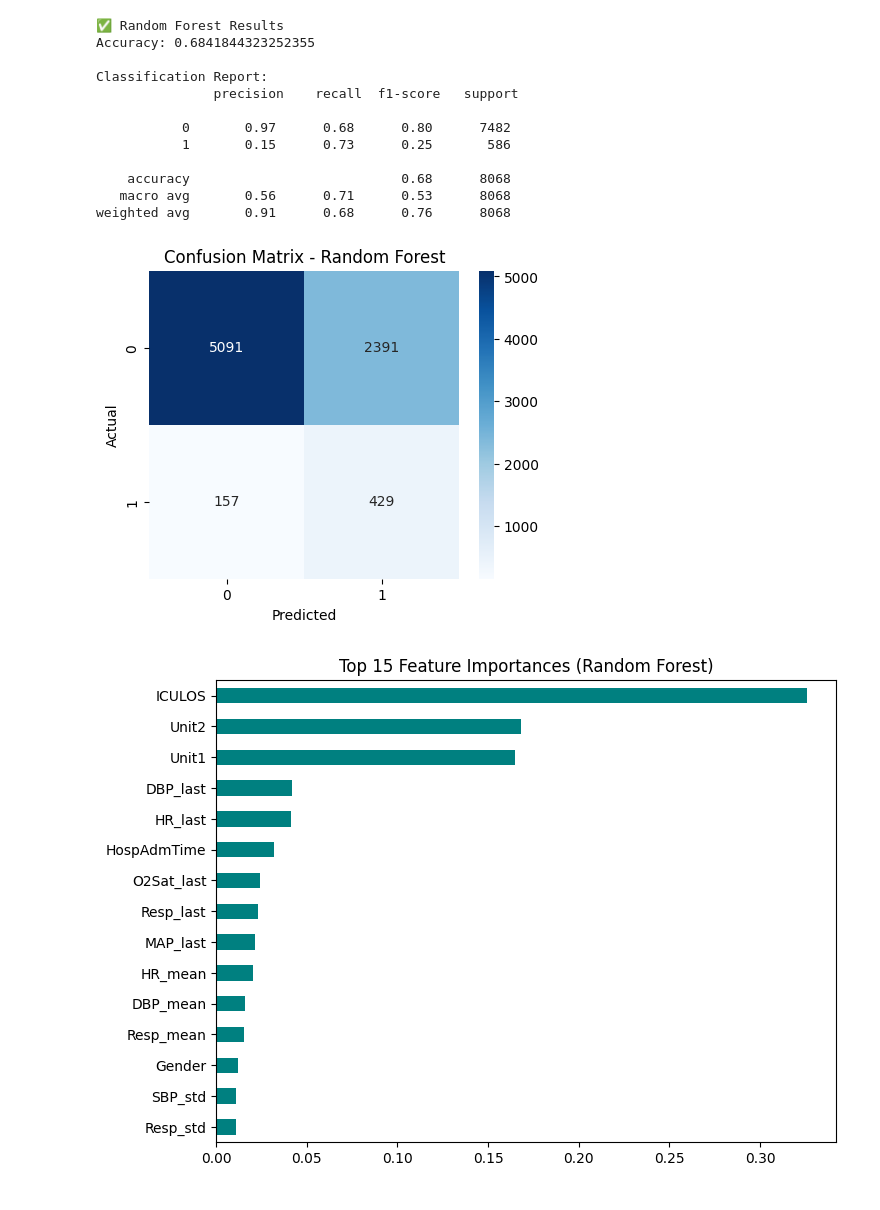
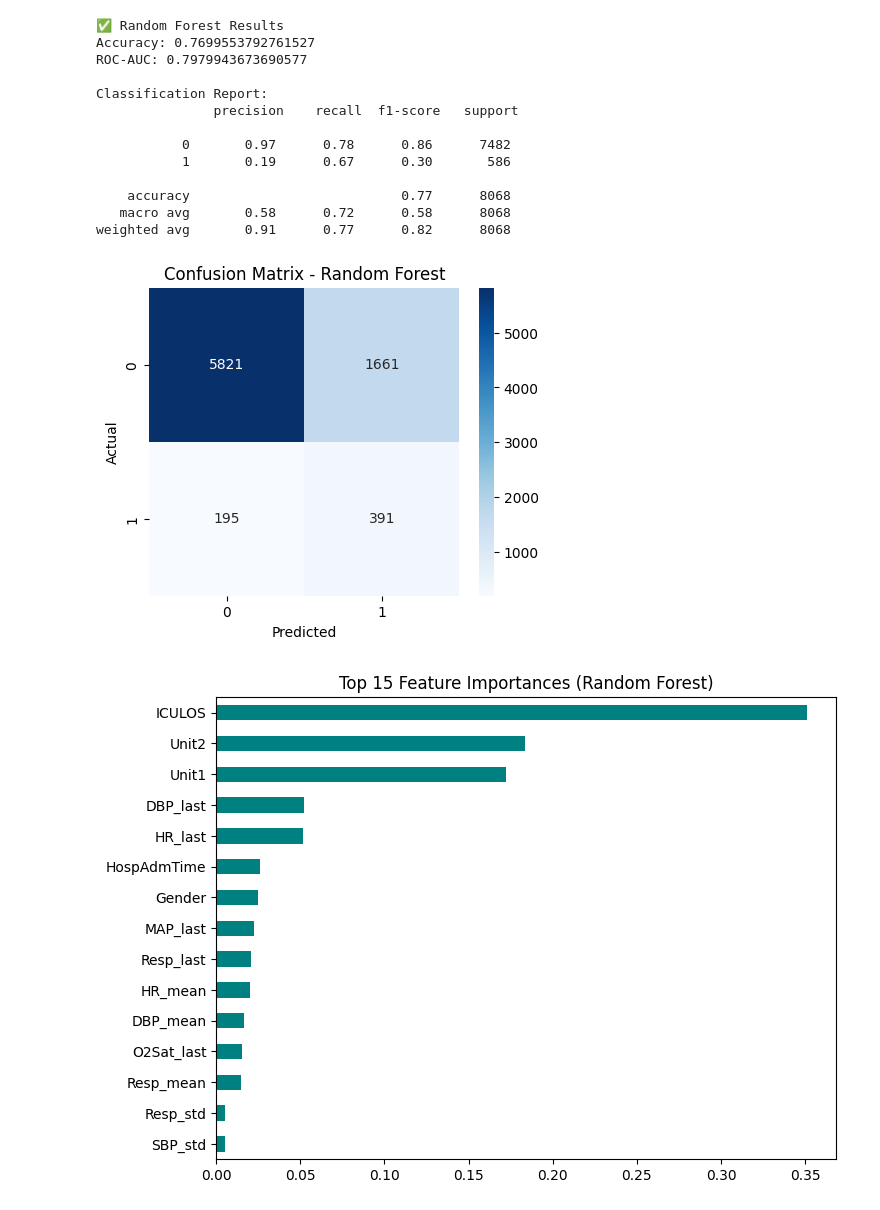
Before and after one commit to kmeghanasai/ML, a Jupyter notebook: early_sepsis_detection/notebooks/train_model/RF.ipynb, the cells around one changed output. Cells and saved outputs as stored; diff of their text form; code cells hidden in the pictures.

```diff
--- a/early_sepsis_detection/notebooks/train_model/RF.ipynb
+++ b/early_sepsis_detection/notebooks/train_model/RF.ipynb
@@ -1,9 +1,10 @@
 # %%
+##########         RANDOM FOREST CLASSIFIER
 import pandas as pd
 from sklearn.model_selection import train_test_split
 from sklearn.preprocessing import StandardScaler
 from sklearn.ensemble import RandomForestClassifier
-from sklearn.metrics import accuracy_score, classification_report, confusion_matrix
+from sklearn.metrics import accuracy_score, classification_report, confusion_matrix, roc_auc_score
 import seaborn as sns
 import matplotlib.pyplot as plt
 
@@ -25,8 +26,8 @@ X_test_scaled = scaler.transform(X_test)
 
 # --- 4️⃣ Train Random Forest ---
 rf = RandomForestClassifier(
-    n_estimators=300,
-    max_depth=10,
+    n_estimators=500,
+    max_depth=4,
     min_samples_split=5,
     min_samples_leaf=4,
     class_weight='balanced_subsample',
@@ -39,39 +40,42 @@ rf.fit(X_train_scaled, y_train)
 
 # --- 5️⃣ Predict and evaluate ---
 y_pred = rf.predict(X_test_scaled)
+y_proba = rf.predict_proba(X_test_scaled)[:, 1]  # probabilities for class 1
 
 print("✅ Random Forest Results")
 print("Accuracy:", accuracy_score(y_test, y_pred))
+print("ROC-AUC:", roc_auc_score(y_test, y_proba))
 print("\nClassification Report:\n", classification_report(y_test, y_pred))
 
 # --- 6️⃣ Confusion matrix ---
 cm = confusion_matrix(y_test, y_pred)
 plt.figure(figsize=(5,4))
 sns.heatmap(cm, annot=True, fmt='d', cmap='Blues')
 plt.xlabel("Predicted")
 plt.ylabel("Actual")
 plt.title("Confusion Matrix - Random Forest")
 plt.show()
 
 # --- 7️⃣ Feature importance ---
 importances = pd.Series(rf.feature_importances_, index=X_train.columns).sort_values(ascending=False)
 plt.figure(figsize=(8,6))
 importances[:15].plot(kind='barh', color='teal')
 plt.title("Top 15 Feature Importances (Random Forest)")
 plt.gca().invert_yaxis()
 plt.show()
 # %% [output]
 ✅ Random Forest Results
-Accuracy: 0.6841844323252355
+Accuracy: 0.7699553792761527
+ROC-AUC: 0.7979943673690577
 
 Classification Report:
                precision    recall  f1-score   support
 
-           0       0.97      0.68      0.80      7482
-           1       0.15      0.73      0.25       586
+           0       0.97      0.78      0.86      7482
+           1       0.19      0.67      0.30       586
 
-    accuracy                           0.68      8068
-   macro avg       0.56      0.71      0.53      8068
-weighted avg       0.91      0.68      0.76      8068
+    accuracy                           0.77      8068
+   macro avg       0.58      0.72      0.58      8068
+weighted avg       0.91      0.77      0.82      8068
-[figure, old version]
+[figure, new version]
-[figure, old version]
+[figure, new version]
```
Also changed, not shown: parts of 9 cells of this notebook, 2 other files.
